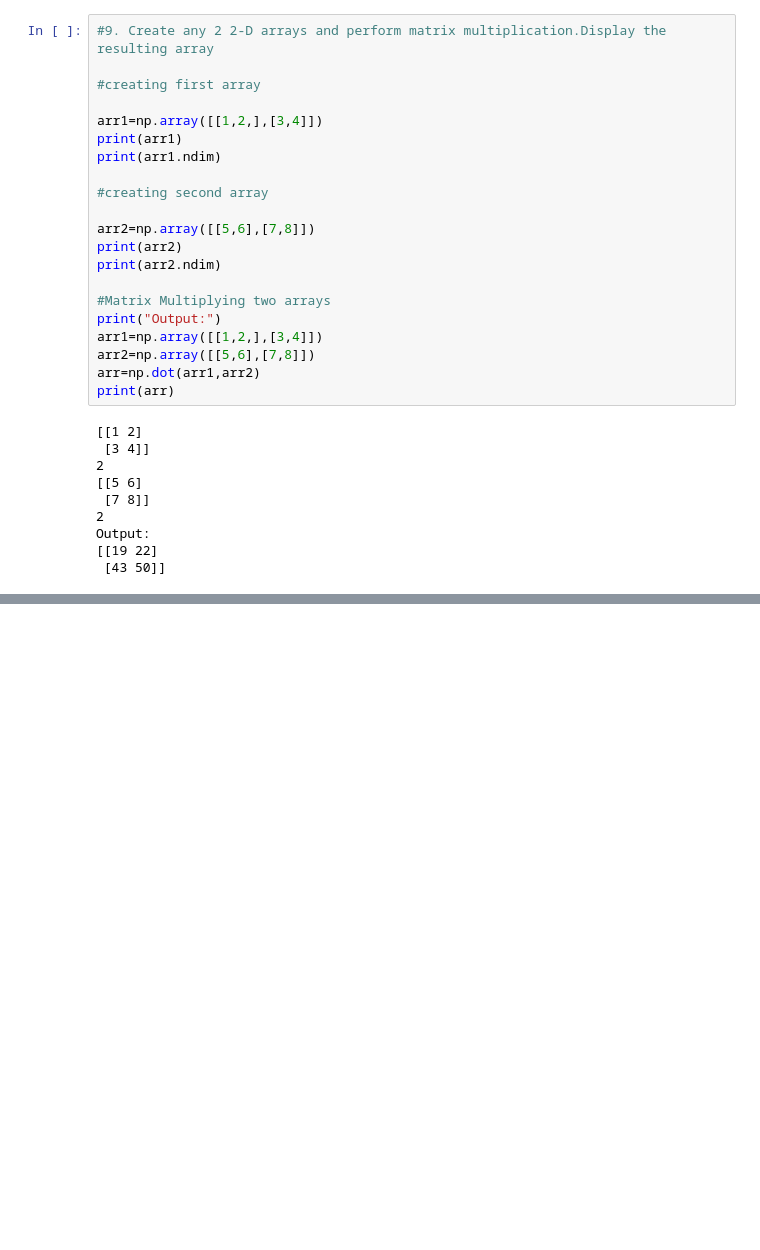
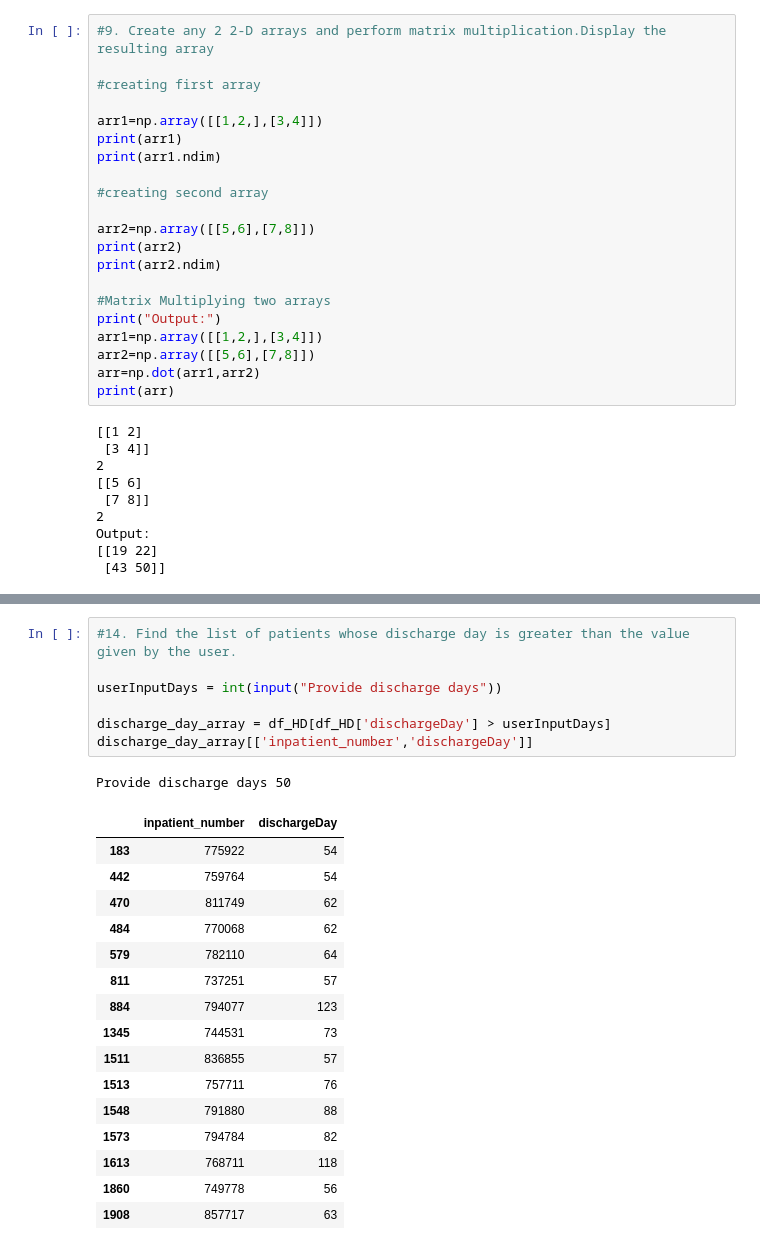
Before and after one commit to renu-matlib/Team18_Matlib_marvels_PythonHackathon_Apr24, a Jupyter notebook: Team18_Matlib_marvels_Main80Questions.ipynb, the cells around one changed output, grey strips where cells are left out. Cells and saved outputs as stored; diff of their text form; blank space fills up the shorter version.

```diff
--- a/Team18_Matlib_marvels_Main80Questions.ipynb
+++ b/Team18_Matlib_marvels_Main80Questions.ipynb
@@ -188,0 +226,25 @@ msno.bar(df_demography)
+# %%
+#14. Find the list of patients whose discharge day is greater than the value given by the user.
+
+userInputDays = int(input("Provide discharge days"))
+
+discharge_day_array = df_HD[df_HD['dischargeDay'] > userInputDays]
+discharge_day_array[['inpatient_number','dischargeDay']]
+# %% [output]
+Provide discharge days 50
+|  | inpatient_number | dischargeDay |
+| 183 | 775922 | 54 |
+| 442 | 759764 | 54 |
+| 470 | 811749 | 62 |
+| 484 | 770068 | 62 |
+| 579 | 782110 | 64 |
+| 811 | 737251 | 57 |
+| 884 | 794077 | 123 |
+| 1345 | 744531 | 73 |
+| 1511 | 836855 | 57 |
+| 1513 | 757711 | 76 |
+| 1548 | 791880 | 88 |
+| 1573 | 794784 | 82 |
+| 1613 | 768711 | 118 |
+| 1860 | 749778 | 56 |
+| 1908 | 857717 | 63 |
```
Also changed, not shown: parts of 4 cells of this notebook.
